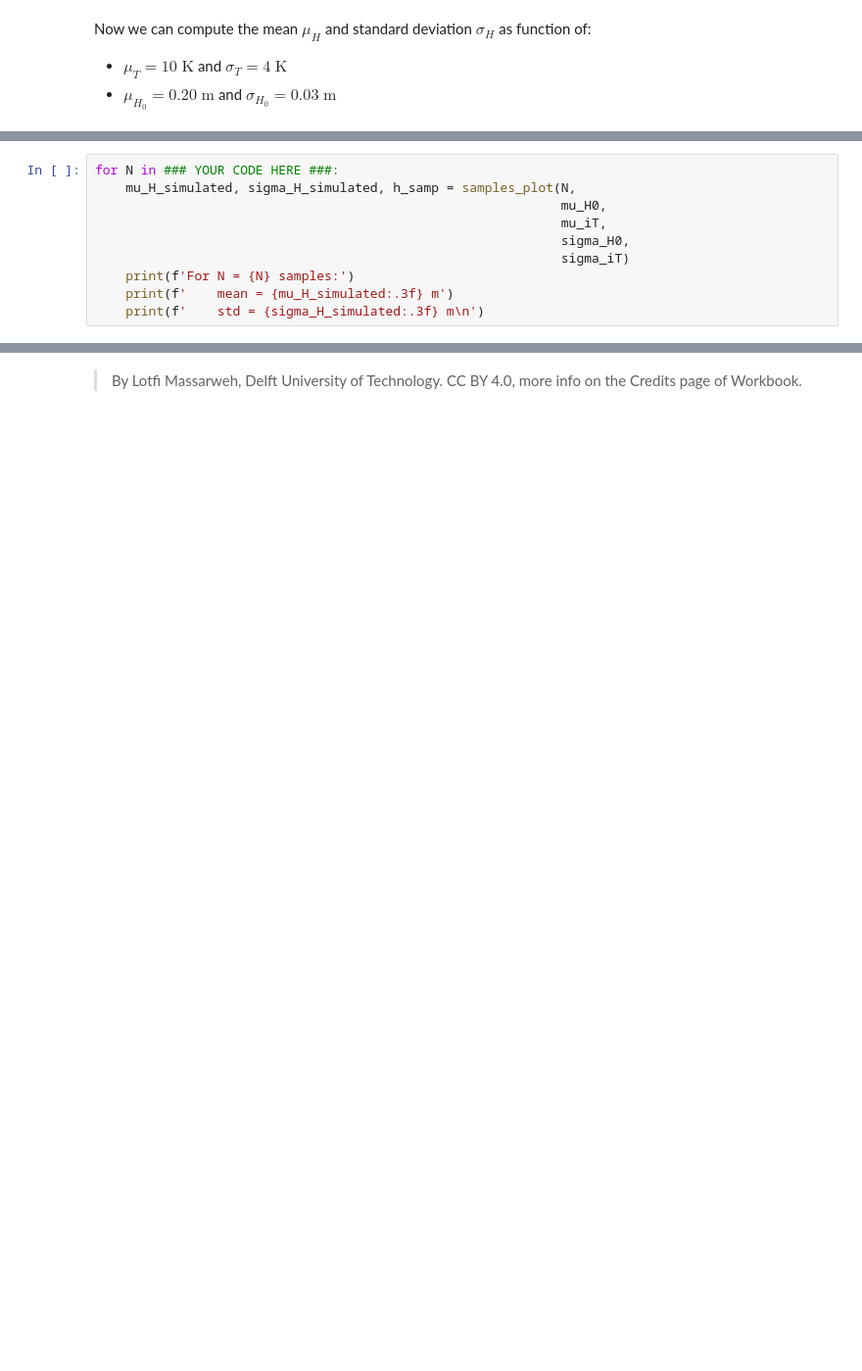
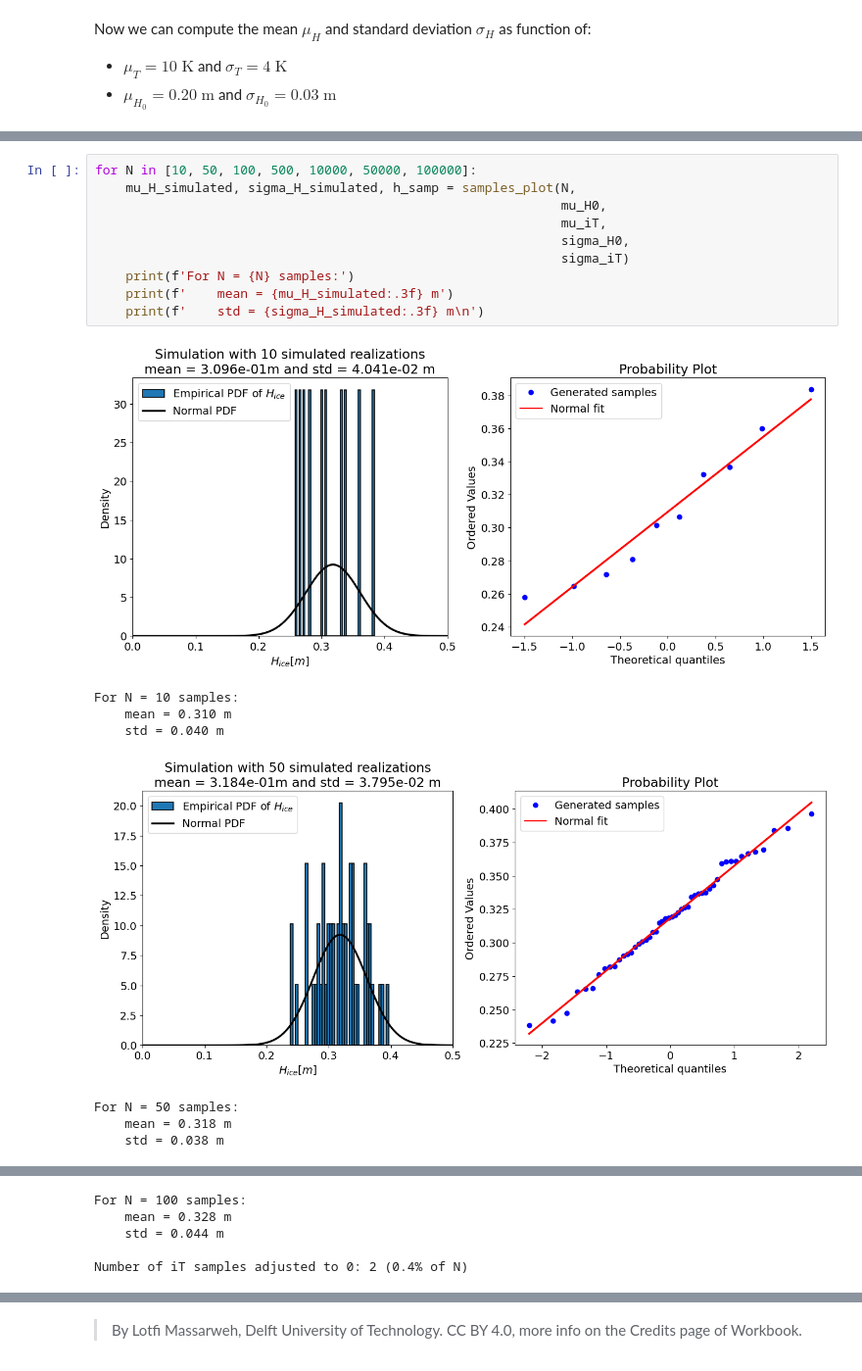
Before and after one commit to MUDE-2025/GA1.6, a Jupyter notebook: icey_dicey.ipynb, the cells around one changed output, grey strips where cells are left out. Shown at 98% size. Saved outputs shown, nothing was run; the diff lists cells and outputs as text; blank space fills up the shorter version.

```diff
--- a/icey_dicey.ipynb
+++ b/icey_dicey.ipynb
@@ -187,12 +367,21 @@ Run simulations for [10, 100, 10000, 100000] realizations and record their resul
 </p>
 </div>
 # %%
-for N in ### YOUR CODE HERE ###:
+for N in [10, 50, 100, 500, 10000, 50000, 100000]:
     mu_H_simulated, sigma_H_simulated, h_samp = samples_plot(N,
                                                              mu_H0,
                                                              mu_iT,
                                                              sigma_H0,
                                                              sigma_iT)
     print(f'For N = {N} samples:')
     print(f'    mean = {mu_H_simulated:.3f} m')
     print(f'    std = {sigma_H_simulated:.3f} m\n')
+# %% [output]
+[figure, added]
+For N = 10 samples:
+    mean = 0.310 m
+    std = 0.040 m
+[figure, added]
+For N = 50 samples:
+    mean = 0.318 m
+    std = 0.038 m
@@ -198,0 +389,5 @@ for N in ### YOUR CODE HERE ###:
+For N = 100 samples:
+    mean = 0.328 m
+    std = 0.044 m
+
+Number of iT samples adjusted to 0: 2 (0.4% of N)
```
Also changed, not shown: parts of 27 cells of this notebook.
